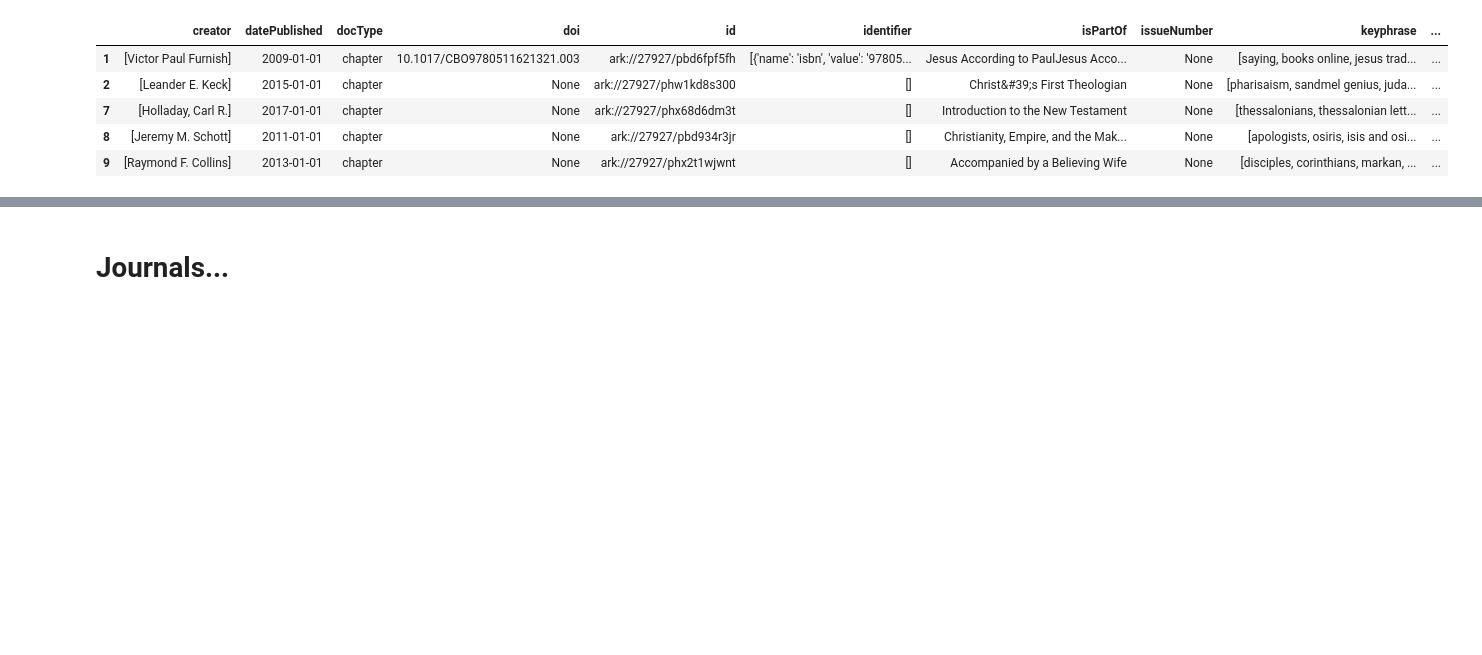
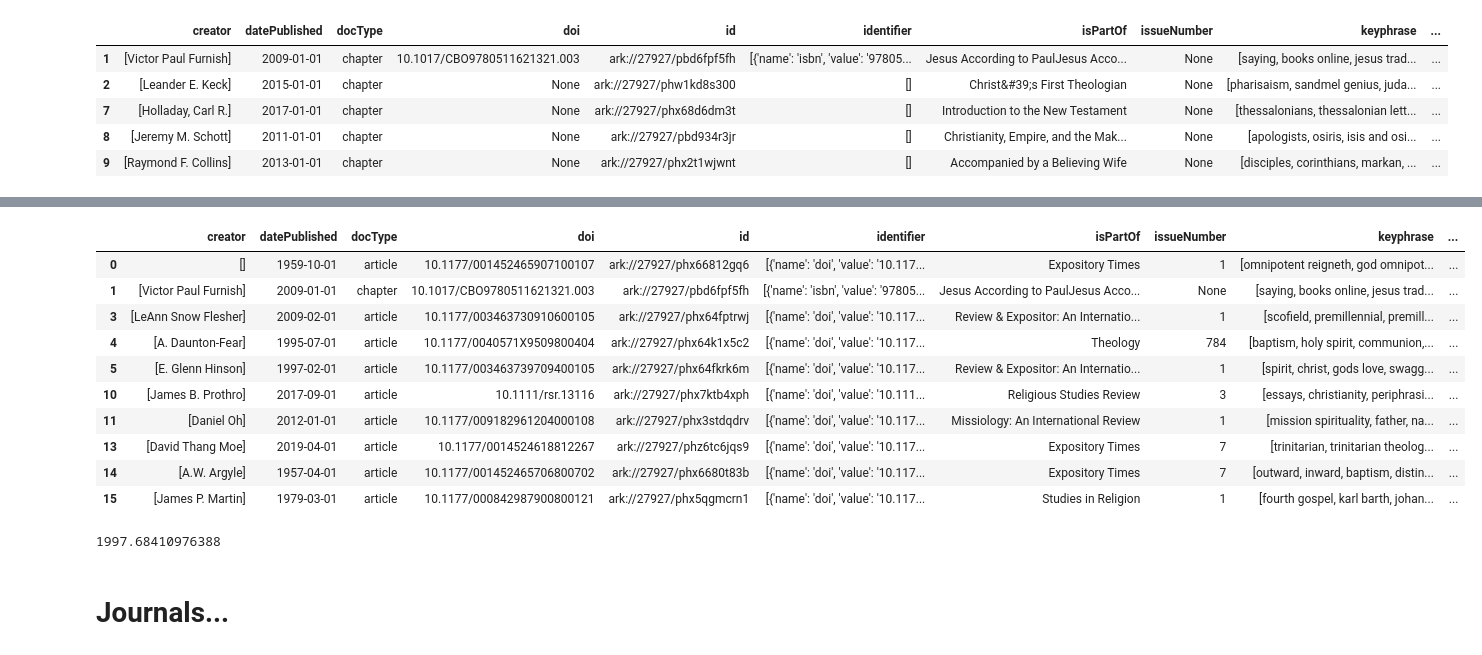
Before and after one commit to kasev/mops, a Jupyter notebook: scripts/2_jstor-metadata-explorations.ipynb, the cells around one changed output, grey strips where cells are left out. Saved outputs shown, nothing was run; the diff lists cells and outputs as text; code cells hidden in the pictures; blank space fills up the shorter version.

```diff
--- a/scripts/2_jstor-metadata-explorations.ipynb
+++ b/scripts/2_jstor-metadata-explorations.ipynb
@@ -23,5 +10,5 @@ endpoint variable has been configured to: https://sciencedata.dk/files/
 # %%
-jstor_df = apd.read_feather("../data/large_files/jstor_df_v1.feather")
+jstor_df = pd.read_feather("../data/large_files/jstor_df_v1.feather")
 # %%
 jstor_df.head(5)
 # %% [output]
@@ -43,3 +50,21 @@ jstor_df[jstor_df["docType"]=="chapter"].head(5)
+# %%
+jstor_df[jstor_df["doi"].notnull()].head(10)
+# %% [output]
+|  | creator | datePublished | docType | doi | id | identifier | isPartOf | issueNumber | keyphrase | ... |
+| 0 | [] | 1959-10-01 | article | 10.1177/001452465907100107 | ark://27927/phx66812gq6 | [{'name': 'doi', 'value': '10.117... | Expository Times | 1 | [omnipotent reigneth, god omnipot... | ... |
+| 1 | [Victor Paul Furnish] | 2009-01-01 | chapter | 10.1017/CBO9780511621321.003 | ark://27927/pbd6fpf5fh | [{'name': 'isbn', 'value': '97805... | Jesus According to PaulJesus Acco... | None | [saying, books online, jesus trad... | ... |
+| 3 | [LeAnn Snow Flesher] | 2009-02-01 | article | 10.1177/003463730910600105 | ark://27927/phx64fptrwj | [{'name': 'doi', 'value': '10.117... | Review & Expositor: An Internatio... | 1 | [scofield, premillennial, premill... | ... |
+| 4 | [A. Daunton-Fear] | 1995-07-01 | article | 10.1177/0040571X9509800404 | ark://27927/phx64k1x5c2 | [{'name': 'doi', 'value': '10.117... | Theology | 784 | [baptism, holy spirit, communion,... | ... |
+| 5 | [E. Glenn Hinson] | 1997-02-01 | article | 10.1177/003463739709400105 | ark://27927/phx64fkrk6m | [{'name': 'doi', 'value': '10.117... | Review & Expositor: An Internatio... | 1 | [spirit, christ, gods love, swagg... | ... |
+| 10 | [James B. Prothro] | 2017-09-01 | article | 10.1111/rsr.13116 | ark://27927/phx7ktb4xph | [{'name': 'doi', 'value': '10.111... | Religious Studies Review | 3 | [essays, christianity, periphrasi... | ... |
+| 11 | [Daniel Oh] | 2012-01-01 | article | 10.1177/009182961204000108 | ark://27927/phx3stdqdrv | [{'name': 'doi', 'value': '10.117... | Missiology: An International Review | 1 | [mission spirituality, father, na... | ... |
+| 13 | [David Thang Moe] | 2019-04-01 | article | 10.1177/0014524618812267 | ark://27927/phz6tc6jqs9 | [{'name': 'doi', 'value': '10.117... | Expository Times | 7 | [trinitarian, trinitarian theolog... | ... |
+| 14 | [A.W. Argyle] | 1957-04-01 | article | 10.1177/001452465706800702 | ark://27927/phx6680t83b | [{'name': 'doi', 'value': '10.117... | Expository Times | 7 | [outward, inward, baptism, distin... | ... |
+| 15 | [James P. Martin] | 1979-03-01 | article | 10.1177/000842987900800121 | ark://27927/phx5qgmcrn1 | [{'name': 'doi', 'value': '10.117... | Studies in Religion | 1 | [fourth gospel, karl barth, johan... | ... |
+# %%
+jstor_df["publicationYear"].mean()
+# %% [output]
+1997.68410976388
 # %% [markdown]
 # Journals...
 # %%
```
Also changed, not shown: parts of 6 cells of this notebook, 4 other files.
